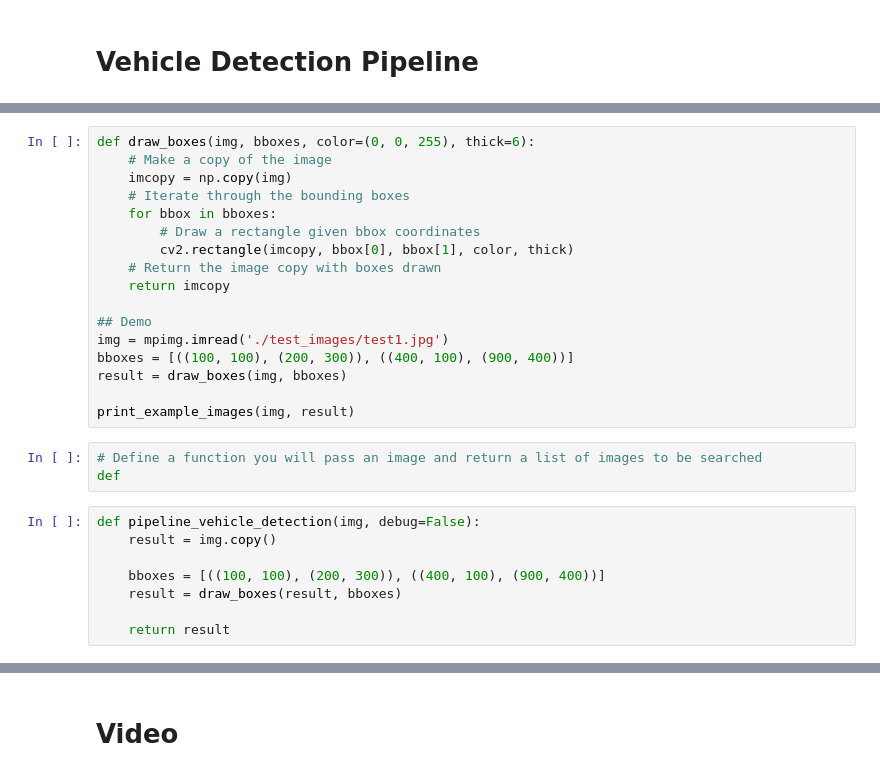
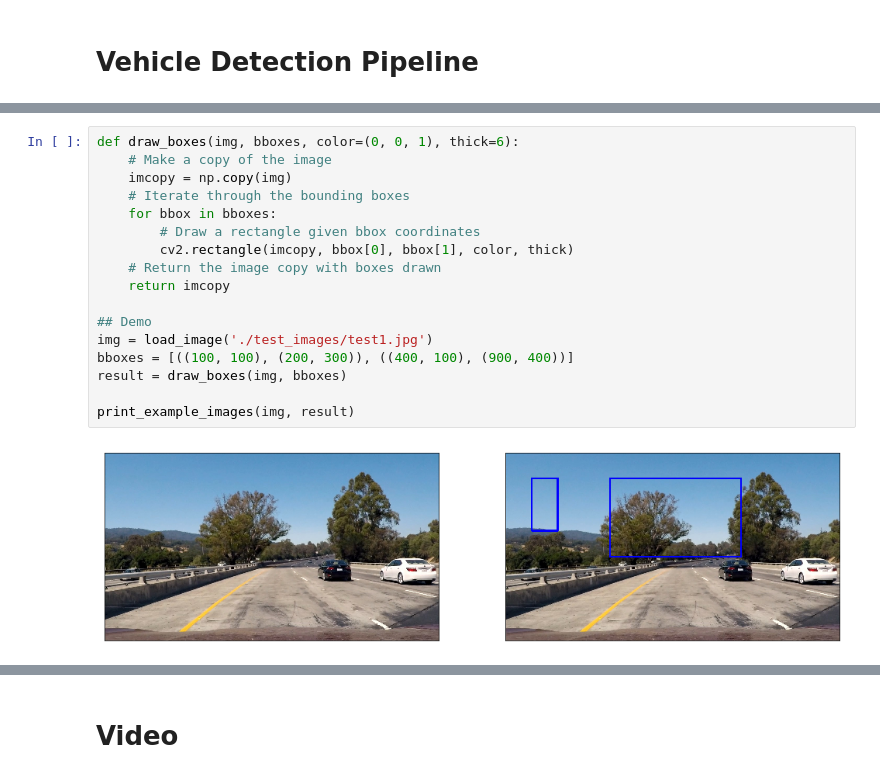
Before and after one commit to stefancyliax/CarND-Vehicle-Detection, a Jupyter notebook: P5_Vehicle_Detection.ipynb, the cells around one changed output, grey strips where cells are left out. Cells and saved outputs as stored; diff of their text form.

Commit message:
First version of pipeline
There is still a problem with the scaling of the images from the video

```diff
--- a/P5_Vehicle_Detection.ipynb
+++ b/P5_Vehicle_Detection.ipynb
@@ -421,28 +367,19 @@ Index:  1
 # %%
-def draw_boxes(img, bboxes, color=(0, 0, 255), thick=6):
+def draw_boxes(img, bboxes, color=(0, 0, 1), thick=6):
     # Make a copy of the image
     imcopy = np.copy(img)
     # Iterate through the bounding boxes
     for bbox in bboxes:
         # Draw a rectangle given bbox coordinates
         cv2.rectangle(imcopy, bbox[0], bbox[1], color, thick)
     # Return the image copy with boxes drawn
     return imcopy
 
 ## Demo
-img = mpimg.imread('./test_images/test1.jpg')
+img = load_image('./test_images/test1.jpg')
 bboxes = [((100, 100), (200, 300)), ((400, 100), (900, 400))]
 result = draw_boxes(img, bboxes)
 
 print_example_images(img, result)
+# %% [output]
+[figure, added]
-# %%
-# Define a function you will pass an image and return a list of images to be searched
-def
-# %%
-def pipeline_vehicle_detection(img, debug=False):
-    result = img.copy()
-
-    bboxes = [((100, 100), (200, 300)), ((400, 100), (900, 400))]
-    result = draw_boxes(result, bboxes)
-
-    return result
```
Also changed, not shown: parts of 24 cells of this notebook.
